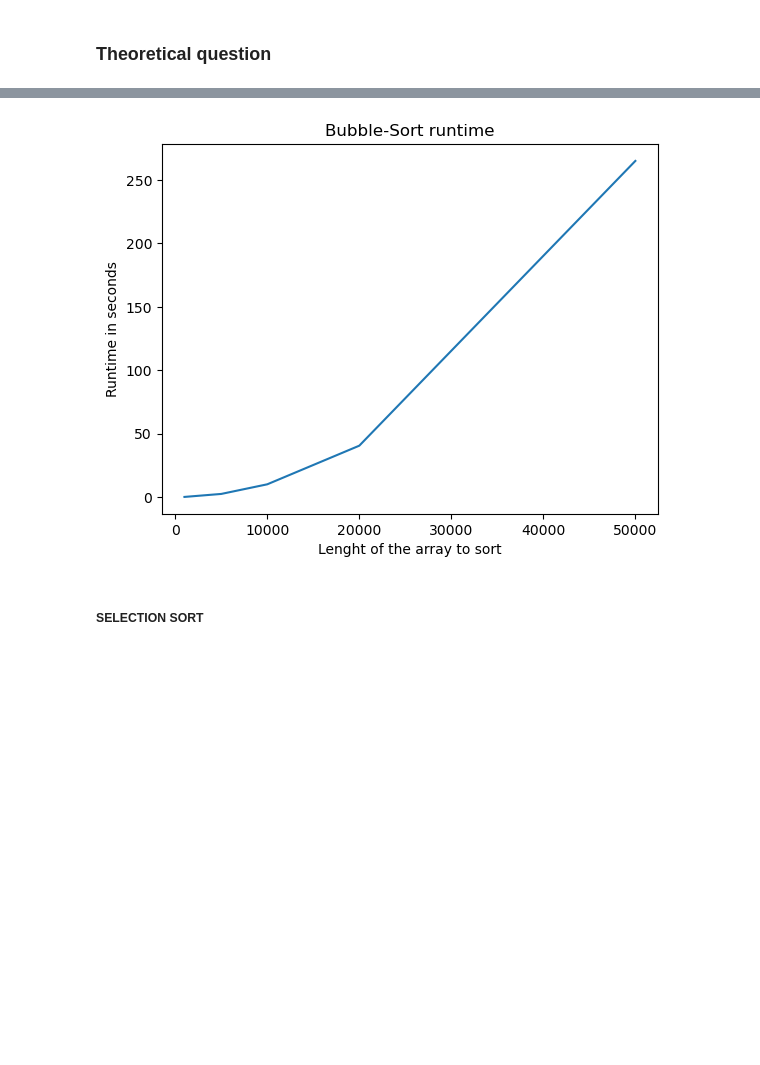
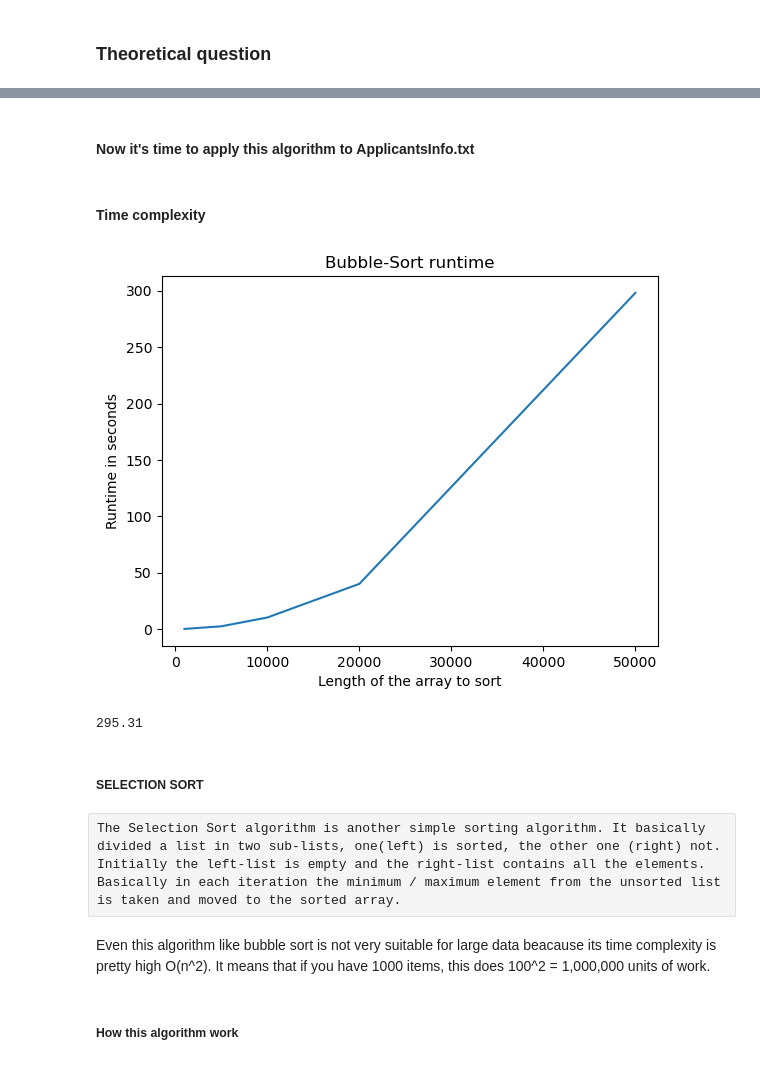
Before and after one commit to MattiaCastaldo/Homework-3, a Jupyter notebook: Theory.ipynb, the cells around one changed output, grey strips where cells are left out. Cells and saved outputs as stored; diff of their text form; code cells hidden in the pictures; blank space fills up the shorter version.

```diff
--- a/Theory.ipynb
+++ b/Theory.ipynb
@@ -12,9 +53,17 @@ with  open('ApplicantsInfo.txt','r') as f:
+# %% [markdown]
+#### Now it's time to apply this algorithm to ApplicantsInfo.txt
 # %%
+#### Open ApplicantsInfo.txt
 data=[]
 with  open('ApplicantsInfo.txt','r') as f:
+    #### read each lines and stored it into data
     data=f.readlines()
 
 def Bubble_Sort(N):
+    ######################
+
+    # First of all I created a list where for each row in data, it is appended a nested list where in elemnent 0 it is stored the applicant's name and in element 1 position -->
+    # --> it is stored the applicant's average
     out=[]
     for i in range(1,N+1):
         row=[]
@@ -24,12 +73,16 @@ def Bubble_Sort(N):
         row.append(name)
         for j in range(2,1002):
             marks+=int(line[j])
+            ### compute the average  dividing by 1000, the number of exams that each student has taken
             average=marks/1000
+        ### setting the precision to 2 decimal points
         row.append(round(average,2))
         out.append(row)
     n=len(out)
+    ######################
 
-    start=perf_counter()
+    # here starts the actual algorithm
+    start=perf_counter() ## perf_counter() in order to computr the time that algorithm needs to sort the list
     for i in range(n):
         for j in range(0,n-i-1):
 
@@ -38,15 +91,18 @@ def Bubble_Sort(N):
             elif out[j][1]==out[j+1][1]:
                 if out[j][0]>out[j+1][0]:
                     out[j],out[j+1]=out[j+1],out[j]
+    ### It swaps two nested list also if it finds two name not in ascending order
     end=perf_counter()
     final_time = end-start
     time=round(final_time,2)
-    with open('RankingList_Bubble.txt','w') as f:
+    ### now I created a txt file where there all the names of the applicants and the average sorted by descending order
+    with open('RankingList_Selection_Sort.txt','w') as f:
         for i in out:
             a=i[0]+' '+str(i[1])
             f.write(a)
             f.write('\n')
 
-
     return time
+# %% [markdown]
+#### Time complexity
 # %%
@@ -53,14 +110,26 @@ def Bubble_Sort(N):
 x=[1000,5000,10000,20000,50000]
 y=[Bubble_Sort(1000),Bubble_Sort(5000),Bubble_Sort(10000),Bubble_Sort(20000),Bubble_Sort(50000)]
 # %%
+### Plot time complexity
 plt.plot(x,y)
-plt.xlabel('Lenght of the array to sort')
+plt.xlabel('Length of the array to sort')
 plt.ylabel('Runtime in seconds')
 plt.title('Bubble-Sort runtime')
 plt.show()
 # %% [output]
-[figure, old version]
+[figure, new version]
 # %%
-Bubble_Sort(50000)
+Bubble_Sort(50000) #### Time needed to sort a list of 50,000 elements in seconds
+# %% [output]
+295.31
 # %% [markdown]
 ##### SELECTION SORT
+# %% [raw]
+The Selection Sort algorithm is another simple sorting algorithm. It basically divided a list in two sub-lists, one(left) is sorted, the other one (right) not.
+Initially the left-list is empty and the right-list contains all the elements.
+Basically in each iteration the minimum / maximum element from the unsorted list is taken and moved to the sorted array.
+# %% [markdown]
+Even this algorithm like bubble sort is not very suitable for large data beacause its time complexity is pretty high O(n^2).
+It means that if you have 1000 items, this does 100^2 = 1,000,000 units of work.
+# %% [markdown]
+##### How this algorithm work
```
Also changed, not shown: parts of 35 cells of this notebook.
